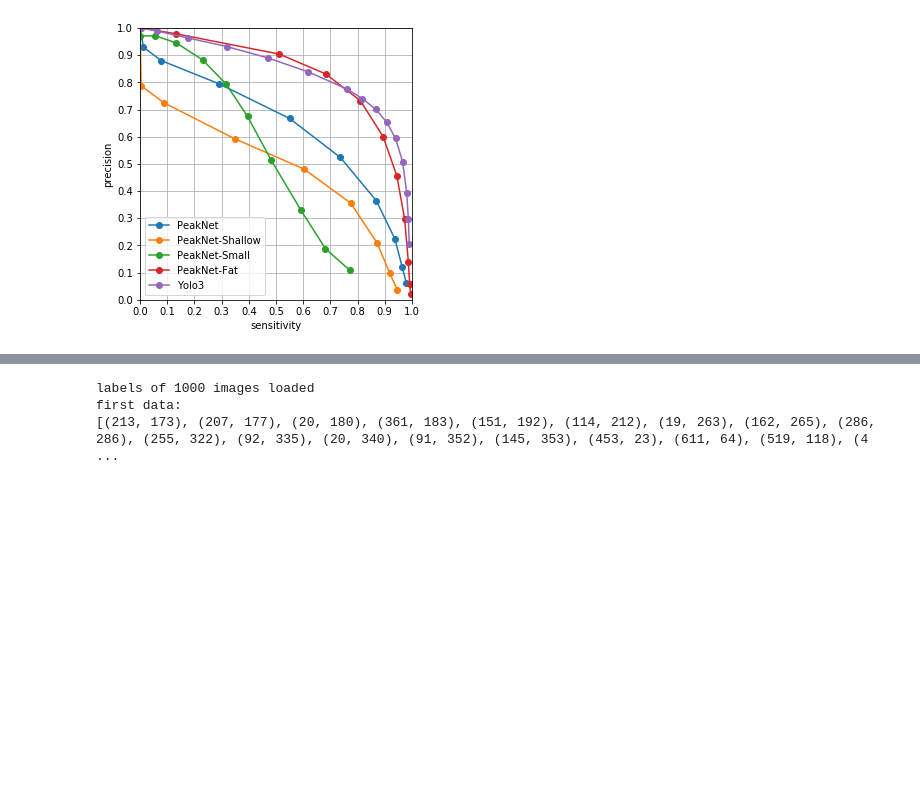
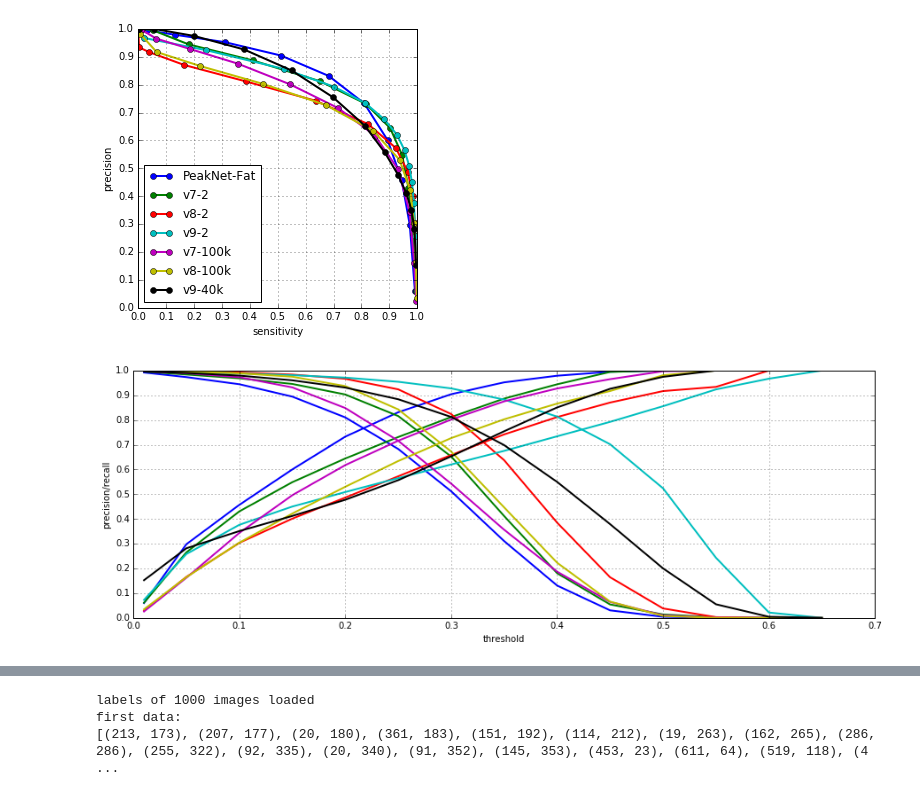
Before and after one commit to leeneil/peaknet, a Jupyter notebook: val_analysis_offline.ipynb, the cells around one changed output, grey strips where cells are left out. Saved outputs shown, nothing was run; the diff lists cells and outputs as text; code cells hidden in the pictures; blank space fills up the shorter version.

```diff
--- a/val_analysis_offline.ipynb
+++ b/val_analysis_offline.ipynb
@@ -6,7 +6,7 @@ import matplotlib.pyplot as plt
 from utils import *
 from compare import compare
 # %%
-val_labels = loadLabels("data/val_labels/", 1000)
+val_labels = loadLabels("/reg/neh/home/liponan/data/cxic0415/cs231n/val/", 1000)
 print("labels of {} images loaded".format(str(len(val_labels))))
 print('first data:')
 print(val_labels[0])
@@ -17,9 +17,14 @@ first data:
 # %%
-resultPath = "data/val_results/"
-archs = ["newpeaksv2", "newpeaksv3","newpeaksv4", "newpeaksv5", "yolov3-peaks"]
+resultPath = "/reg/neh/home/liponan/ai/darknet/results/"
+archs = ["newpeaksv5", "yolov3-peaks", "cxic0415_val_newpeaksv5_gray_6240", "cxic0415_val_newpeaksv5_gray_12480"]
+# archs = ["cxic0415_val_newpeaksv7_12480"]
+# archs = ["cxic0415_val_newpeaksv7_12480", "cxic0415_val_newpeaksv8_12480","cxic0415_val_newpeaksv9_12480"]
+archs = ["newpeaksv5"]
 
-threshs = [0.005, 0.01, 0.02, 0.05, 0.10, 0.15, 0.20, 0.25, 0.3, 0.4, 0.5, 0.6, 0.7, 0.8, 0.9]
-pre_vs_sen = {}
+# threshs = [0.01, 0.05, 0.10, 0.15, 0.20, 0.25, 0.3, 0.4, 0.5]
+# threshs = [0.35, 0.45, 0.55, 0.60, 0.65, 0.70, 0.75, 0.80]
+threshs = [0.01, 0.05, 0.10, 0.15, 0.20, 0.25, 0.3, 0.35, 0.4, 0.45, 0.5, 0.55, 0.6, 0.65, 0.7, 0.75, 0.8]
+# pre_vs_sen = {}
 
 for arch in archs:
     print("******************************************")
@@ -61,33 +66,74 @@ val avg. dist.: 1.0723880212102705
 # %%
+archs = ["newpeaksv5", "cxic0415_val_newpeaksv7_12480", "cxic0415_val_newpeaksv8_12480","cxic0415_val_newpeaksv9_12480",
+         "cxic0415_val_newpeaksv7_100000", "cxic0415_val_newpeaksv8_100000", "cxic0415_val_newpeaksv9_40000"]
+threshs = [0.01, 0.05, 0.10, 0.15, 0.20, 0.25, 0.3, 0.35, 0.4, 0.45, 0.5, 0.55, 0.6, 0.65, 0.7, 0.75, 0.8]
 official_names = {"newpeaksv2":"PeakNet", "newpeaksv3":"PeakNet-Shallow", "newpeaksv4":"PeakNet-Small",
-                  "newpeaksv5":"PeakNet-Fat", "yolov3-peaks":"Yolo3"}
+                  "newpeaksv5":"PeakNet-Fat", "yolov3-peaks":"Yolo3", "cxic0415_val_newpeaksv5_gray_6240":"v5-1",
+                  "cxic0415_val_newpeaksv5_gray_12480":"v5-2", "cxic0415_val_newpeaksv5_gray_18720":"v5-3",
+                  "cxic0415_val_newpeaksv5_gray_24960":"v5-4", "cxic0415_val_newpeaksv5_gray_31200":"v5-5",
+                  "cxic0415_val_newpeaksv6_6240":"v6-1", "cxic0415_val_newpeaksv6_12480":"v6-2",
+                  "cxic0415_val_newpeaksv7_6240":"v7-1", "cxic0415_val_newpeaksv7_12480":"v7-2",
+                  "cxic0415_val_newpeaksv8_12480":"v8-2", "cxic0415_val_newpeaksv8_100000":"v8-100k",
+                  "cxic0415_val_newpeaksv9_12480":"v9-2", "cxic0415_val_newpeaksv7_100000":"v7-100k",
+                  "cxic0415_val_newpeaksv9_40000":"v9-40k"}
+
+
+colors = 'bgrcmyk'
 
 fig, ax = plt.subplots(1)
 for arch in archs:
     x = []
     y = []
     for thresh in threshs:
         sen, pre, _, _ = pre_vs_sen[ (arch, thresh) ]
         if sen != -1:
             x.append( min([sen, 1]) )
             y.append( min([pre, 1]) )
         else:
             break
-    plt.plot( x, y, '-o', label=official_names[arch] )
-plt.legend()
+    plt.plot( x, y, '-o', linewidth=2, label=official_names[arch] )
+plt.legend(loc="lower left")
 plt.xlabel('sensitivity')
 plt.ylabel('precision')
 ax.set_xlim([0, 1])
 ax.set_ylim([0, 1])
 ax.set_xticks([0, 0.1, 0.2, 0.3, 0.4, 0.5, 0.6, 0.7, 0.8, 0.9, 1])
 ax.set_yticks([0, 0.1, 0.2, 0.3, 0.4, 0.5, 0.6, 0.7, 0.8, 0.9, 1])
 ax.grid(True)
 ax.set_aspect('equal')
 fig.set_size_inches(5, 5)
 plt.savefig('output/val_arch_comp.png', bbox_inches='tight', dpi=300)
 plt.show()
+
+fig, ax = plt.subplots(1)
+for i, arch in enumerate(archs):
+    x = []
+    y = []
+    for thresh in threshs:
+        sen, pre, _, _ = pre_vs_sen[ (arch, thresh) ]
+        if sen != -1:
+            x.append( min([sen, 1]) )
+            y.append( min([pre, 1]) )
+        else:
+            break
+    plt.plot( threshs[:len(x)], x, '-'+colors[i],
+              threshs[:len(x)], y, '-'+colors[i],
+              linewidth=2, label=official_names[arch] )
+# plt.legend(loc="lower left")
+plt.xlabel('threshold')
+plt.ylabel('precision/recall')
+ax.set_xlim([0, 0.7])
+ax.set_ylim([0, 1])
+ax.set_xticks([0, 0.1, 0.2, 0.3, 0.4, 0.5, 0.6, 0.7])
+ax.set_yticks([0, 0.1, 0.2, 0.3, 0.4, 0.5, 0.6, 0.7, 0.8, 0.9, 1])
+ax.grid(True)
+# ax.set_aspect('equal')
+fig.set_size_inches(15, 5)
+plt.savefig('output/val_arch_comp2.png', bbox_inches='tight', dpi=300)
+plt.show()
 # %% [output]
-[figure, old version]
+[figure, new version]
+[figure, added]
 # %%
 thresh = 0.25
 
```
Also changed, not shown: parts of 3 cells of this notebook, 4 other files.
